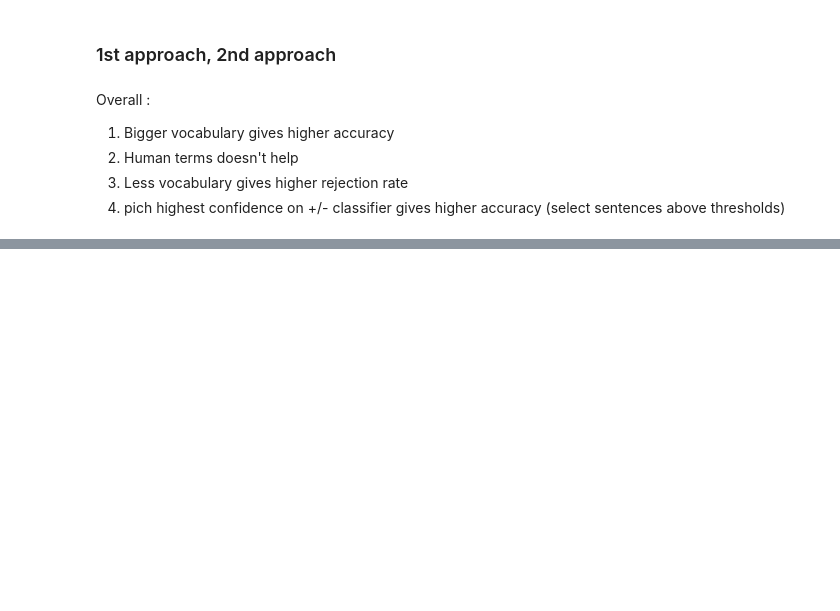
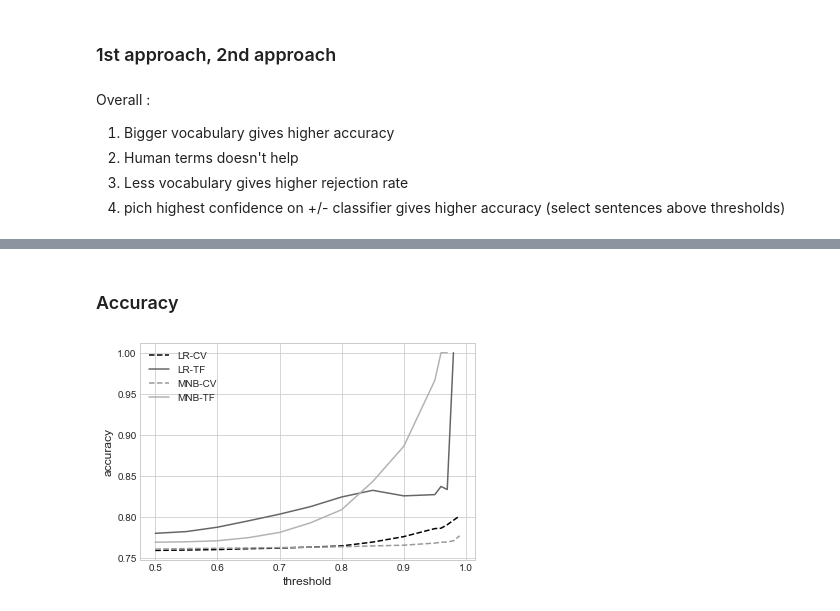
Before and after one commit to annekehdyt/text-transparency, a Jupyter notebook: [A] Graphs.ipynb, the cells around one changed output, grey strips where cells are left out. Drawn from its saved outputs; the diff is of its cells as text; code cells hidden in the pictures; blank space fills up the shorter version.

```diff
--- a/[A] Graphs.ipynb
+++ b/[A] Graphs.ipynb
@@ -128,0 +140,6 @@ Overall :
+# %%
+lrcv = load_txt("../data/data/lrcv.txt")
+lrtf = load_txt("../data/data/lrtfidf.txt")
+
+mnbcv = load_txt("../data/data/mnbcv.txt")
+mnbtf = load_txt("../data/data/mnbtfidf.txt")
@@ -128,0 +183,20 @@ Overall :
+# %% [markdown]
+### Accuracy
+# %%
+import numpy as np
+from matplotlib import pyplot as plt
+from matplotlib import style
+
+# use ggplot style sheet
+style.use('seaborn-whitegrid')
+
+plt.plot(lrcv[:,0], lrcv[:,3], '--',label='LR-CV')
+plt.plot(lrtf[:,0], lrtf[:,3], label='LR-TF')
+plt.plot(mnbcv[:,0], mnbcv[:,3], '--',label='MNB-CV')
+plt.plot(mnbtf[:,0], mnbtf[:,3], label='MNB-TF')
+plt.xlabel('threshold')
+plt.ylabel('accuracy')
+plt.legend()
+plt.show()
+# %% [output]
+[figure, added]
```
Also changed, not shown: parts of 12 cells of this notebook, 4 other files.
